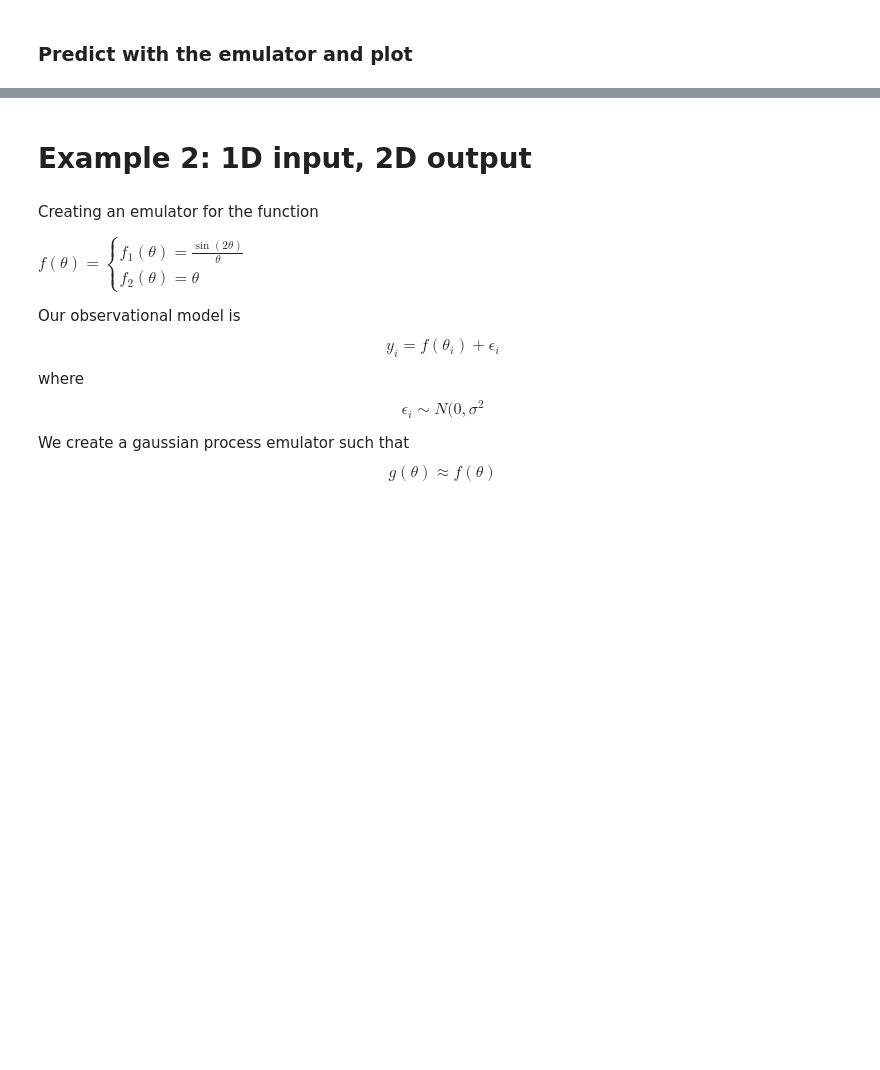
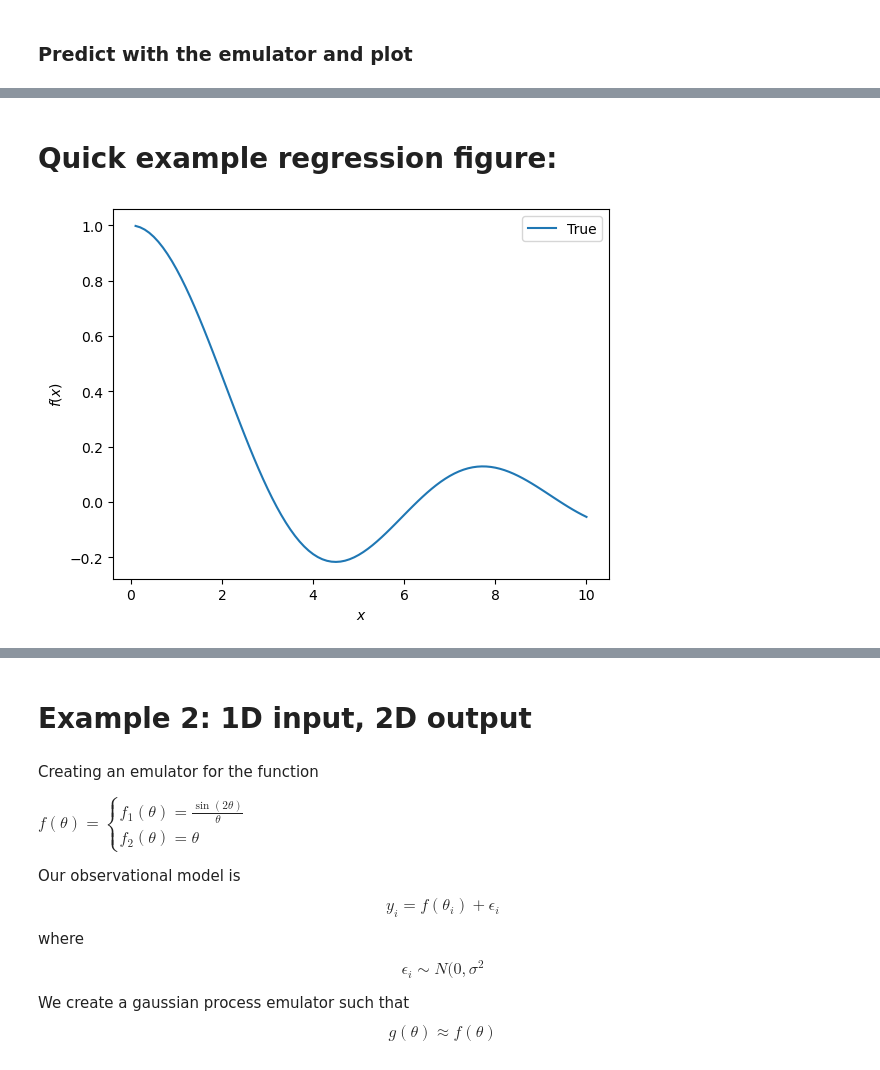
Before and after one commit to cwlanyon/GPyEm, a Jupyter notebook: GPyEm Tutorial/Tutorial 1. Creating Basic Emulators.ipynb, the cells around one changed output, grey strips where cells are left out. Cells and saved outputs as stored; diff of their text form; code cells hidden in the pictures; blank space fills up the shorter version.

```diff
--- a/GPyEm Tutorial/Tutorial 1. Creating Basic Emulators.ipynb
+++ b/GPyEm Tutorial/Tutorial 1. Creating Basic Emulators.ipynb
@@ -172,0 +184,11 @@ plt.axvline(x=ub,linestyle='--') # dashed line at training upper bound
+# %% [markdown]
+# Quick example regression figure:
+# %%
+plt.plot(theta1,oneD_func(theta1)) # Plot f(\theta)
+#plt.plot(theta2,oneD_func(theta2),'o') # Plot f(\theta)
+plt.xlabel('$x$')
+plt.ylabel('$f(x)$')
+plt.legend(['True'])
+plt.savefig('trueFunc')
+# %% [output]
+[figure, added]
```
Also changed, not shown: parts of 31 cells of this notebook, 53 other files.
